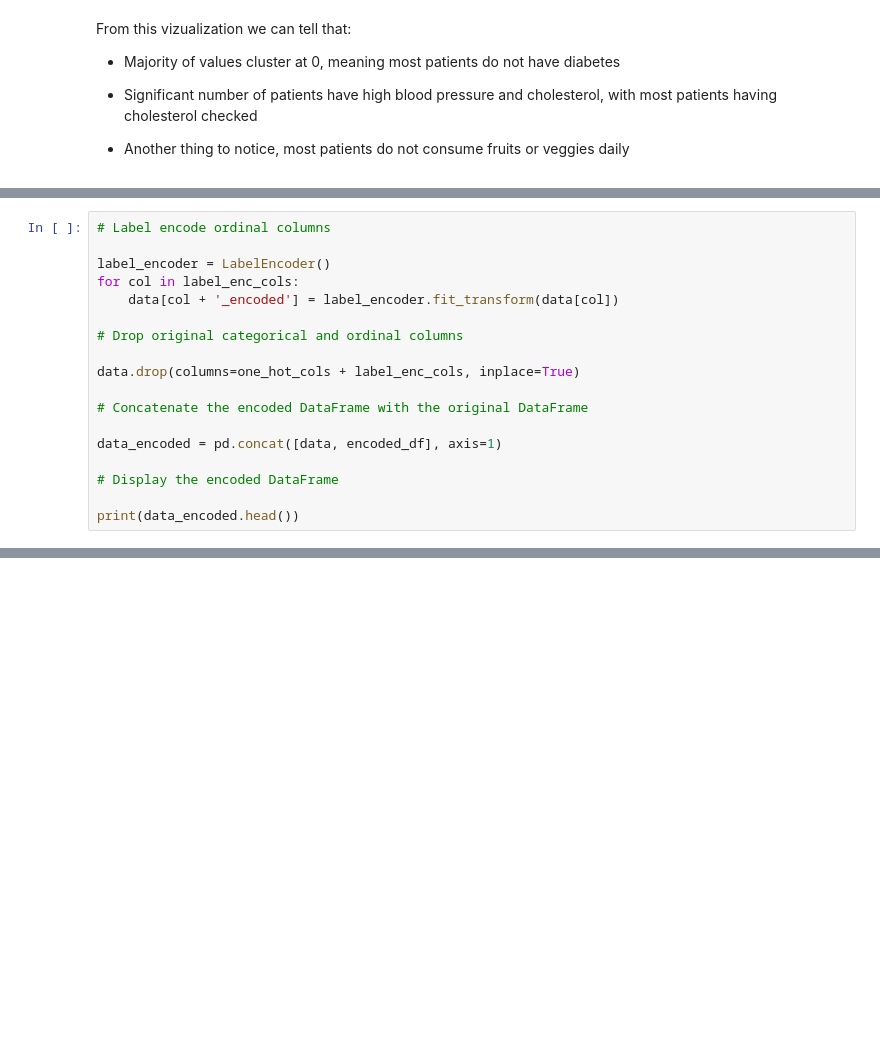
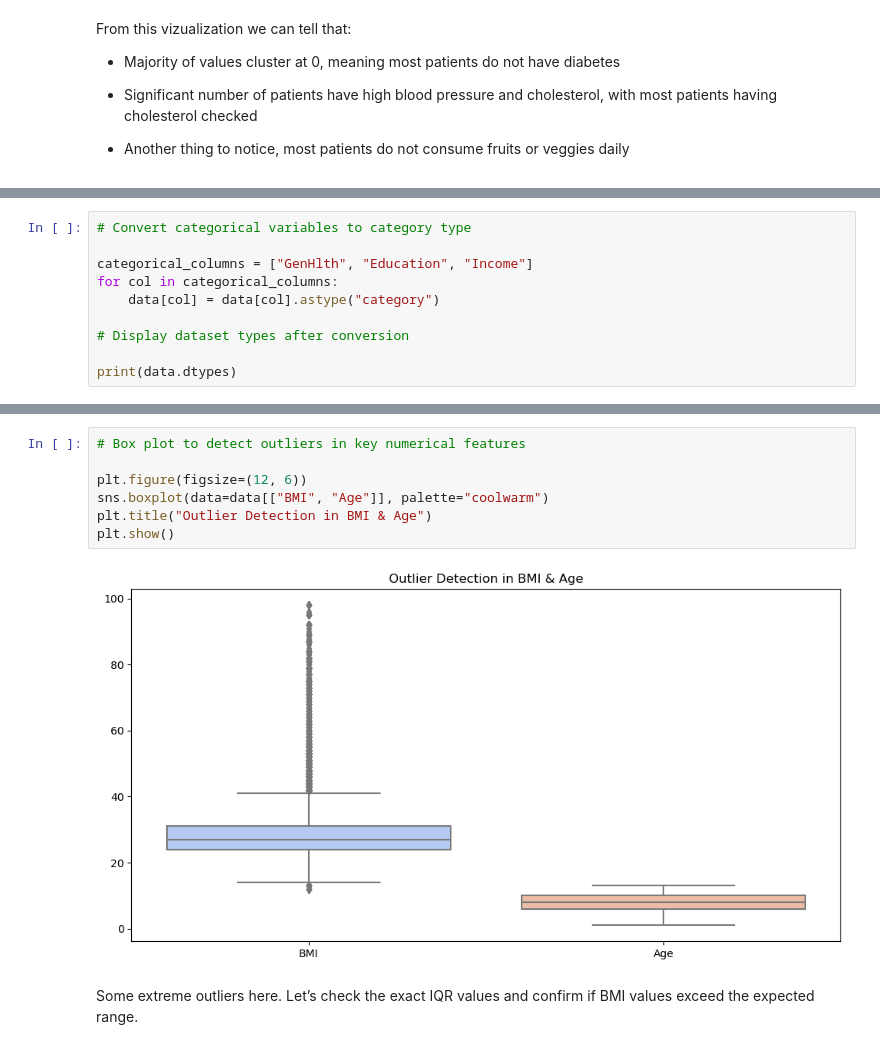
Before and after one commit to turabyildiz/Diabetes-Classifier-, a Jupyter notebook: Diabetes_Classifier/notebooks/EDA.ipynb, the cells around one changed output, grey strips where cells are left out. Drawn from its saved outputs; the diff is of its cells as text; blank space fills up the shorter version.

```diff
--- a/Diabetes_Classifier/notebooks/EDA.ipynb
+++ b/Diabetes_Classifier/notebooks/EDA.ipynb
@@ -168,18 +107,0 @@ encoded_df = pd.DataFrame(encoded_data, columns=encoded_cols)
-# %%
-# Label encode ordinal columns
-
-label_encoder = LabelEncoder()
-for col in label_enc_cols:
-    data[col + '_encoded'] = label_encoder.fit_transform(data[col])
-
-# Drop original categorical and ordinal columns
-
-data.drop(columns=one_hot_cols + label_enc_cols, inplace=True)
-
-# Concatenate the encoded DataFrame with the original DataFrame
-
-data_encoded = pd.concat([data, encoded_df], axis=1)
-
-# Display the encoded DataFrame
-
-print(data_encoded.head())
@@ -259,0 +115,10 @@ Name: count, dtype: int64
+# %%
+# Convert categorical variables to category type
+
+categorical_columns = ["GenHlth", "Education", "Income"]
+for col in categorical_columns:
+    data[col] = data[col].astype("category")
+
+# Display dataset types after conversion
+
+print(data.dtypes)
@@ -259,0 +143,11 @@ Name: count, dtype: int64
+# %%
+# Box plot to detect outliers in key numerical features
+
+plt.figure(figsize=(12, 6))
+sns.boxplot(data=data[["BMI", "Age"]], palette="coolwarm")
+plt.title("Outlier Detection in BMI & Age")
+plt.show()
+# %% [output]
+[figure, added]
+# %% [markdown]
+Some extreme outliers here. Let’s check the exact IQR values and confirm if BMI values exceed the expected range.
```
Also changed, not shown: parts of 28 cells of this notebook, 14 other files.
